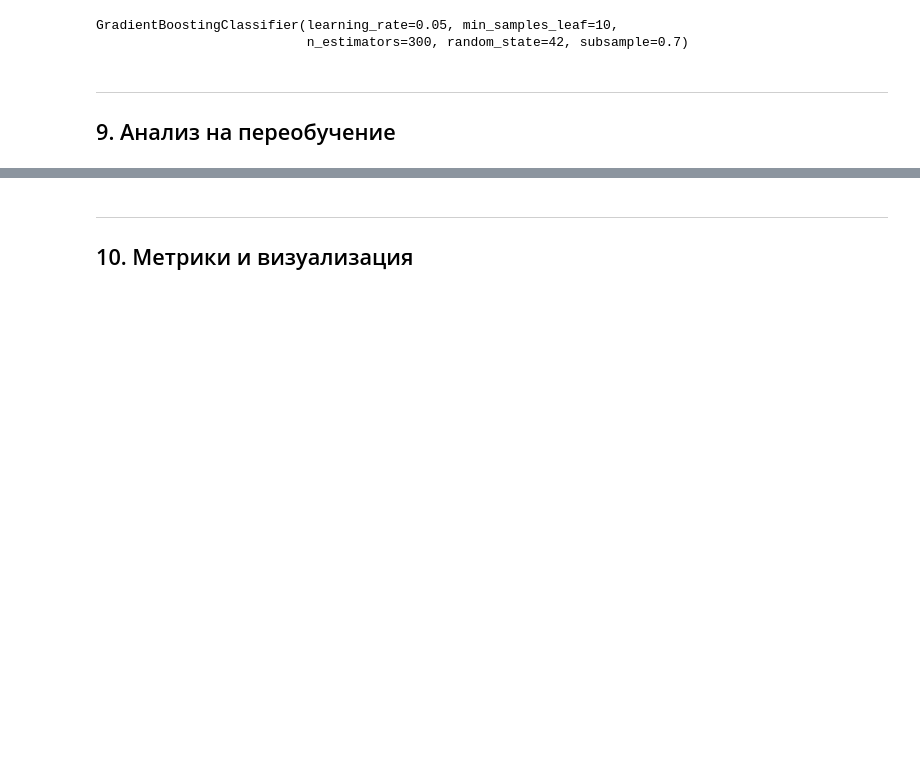
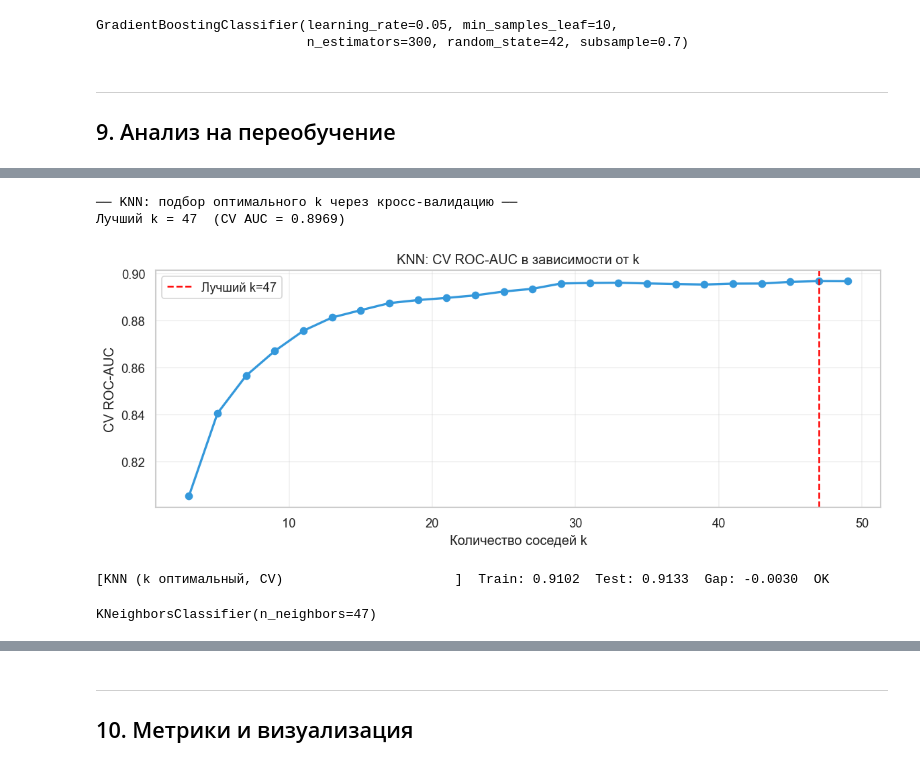
Before and after one commit to korolenko/ML-Basic, a Jupyter notebook: graduation_work/employee_churn_final.ipynb, the cells around one changed output, grey strips where cells are left out. Saved outputs shown, nothing was run; the diff lists cells and outputs as text; code cells hidden in the pictures; blank space fills up the shorter version.

```diff
--- a/graduation_work/employee_churn_final.ipynb
+++ b/graduation_work/employee_churn_final.ipynb
@@ -761,0 +821,37 @@ GB Tuned (GridSearch)                      |     0.9492 |     0.9205 |   0.0287
+# %%
+print('\n── KNN: подбор оптимального k через кросс-валидацию ──')
+
+from sklearn.model_selection import cross_val_score
+
+k_range  = list(range(3, 51, 2))
+cv_scores = []
+
+for k_val in k_range:
+    knn_tmp = KNeighborsClassifier(n_neighbors=k_val)
+    scores  = cross_val_score(knn_tmp, X_train_sc, y_train,
+                               cv=cv5, scoring='roc_auc', n_jobs=-1)
+    cv_scores.append(scores.mean())
+
+best_k = k_range[np.argmax(cv_scores)]
+print(f'Лучший k = {best_k}  (CV AUC = {max(cv_scores):.4f})')
+
+# Визуализация CV AUC vs k
+plt.figure(figsize=(10, 4))
+plt.plot(k_range, cv_scores, marker='o', color='#3498db', linewidth=2)
+plt.axvline(best_k, color='red', linestyle='--', label=f'Лучший k={best_k}')
+plt.xlabel('Количество соседей k')
+plt.ylabel('CV ROC-AUC')
+plt.title('KNN: CV ROC-AUC в зависимости от k')
+plt.legend(); plt.grid(alpha=0.3)
+plt.tight_layout()
+plt.savefig('10_knn_k_search.png', bbox_inches='tight')
+plt.show()
+
+knn_reg = KNeighborsClassifier(n_neighbors=best_k)
+train_eval_reg('KNN (k оптимальный, CV)', knn_reg, X_train_sc, y_train, X_test_sc, y_test)
+# %% [output]
+── KNN: подбор оптимального k через кросс-валидацию ──
+Лучший k = 47  (CV AUC = 0.8969)
+[figure, added]
+[KNN (k оптимальный, CV)                      ]  Train: 0.9102  Test: 0.9133  Gap: -0.0030  OK
+KNeighborsClassifier(n_neighbors=47)
```
Also changed, not shown: parts of 19 cells of this notebook.
